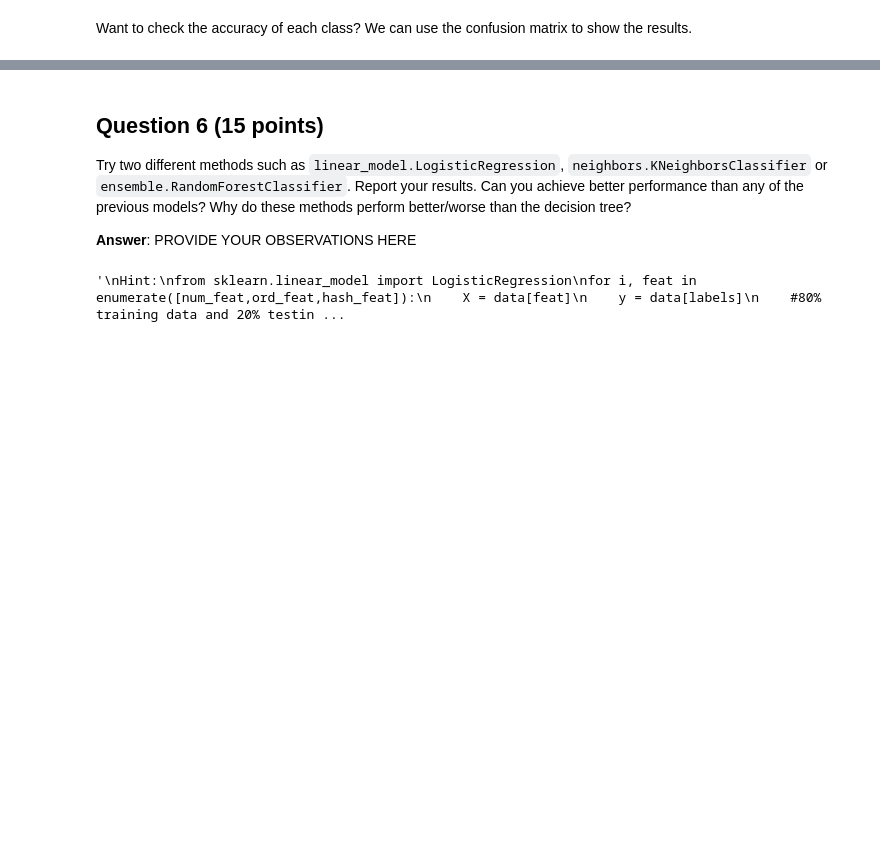
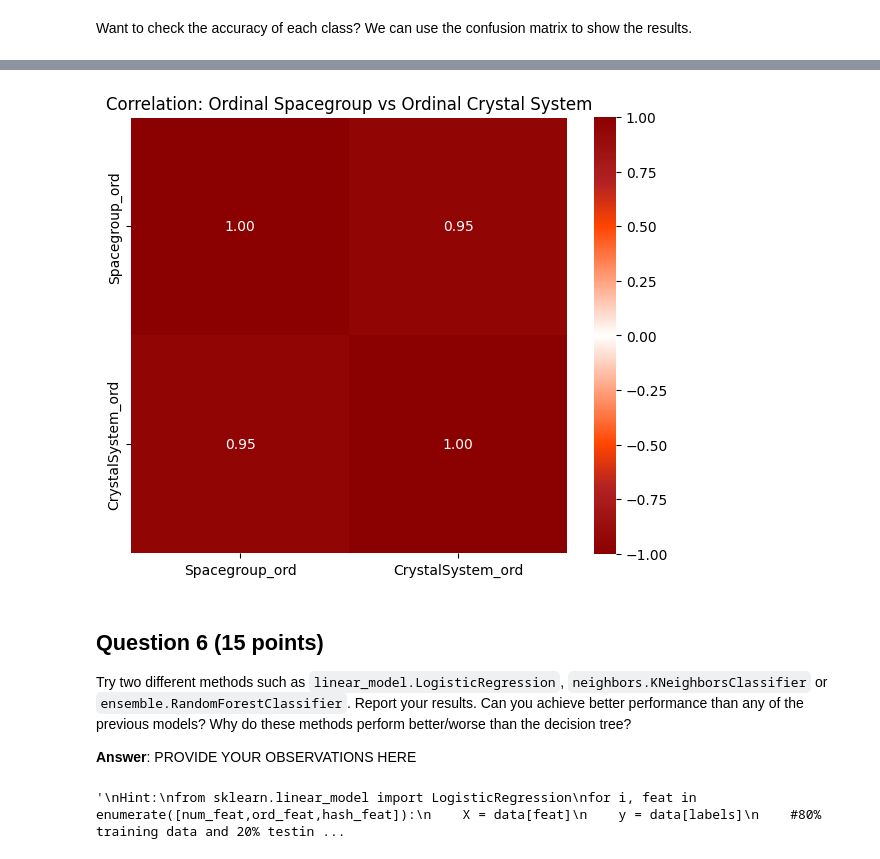
Before and after one commit to dana-fatemeh/DS5006-Machine-Learning-for-Engineering-and-Science-Applications, a Jupyter notebook: CaseStudy_2_Classification.ipynb, the cells around one changed output, grey strips where cells are left out. Cells and saved outputs as stored; diff of their text form; code cells hidden in the pictures; blank space fills up the shorter version.

```diff
--- a/CaseStudy_2_Classification.ipynb
+++ b/CaseStudy_2_Classification.ipynb
@@ -793,3 +803,41 @@ __Answer__: PROVIDE YOUR ANSWER HERE
+# %%
+
+import pandas as pd
+import matplotlib.pyplot as plt
+import matplotlib.colors as mcolors
+import seaborn as sns
+from sklearn.preprocessing import OrdinalEncoder
+
+
+df_corr = data.copy()
+
+enc = OrdinalEncoder()
+df_corr[['Spacegroup_ord', 'CrystalSystem_ord']] = enc.fit_transform(
+    df_corr[['Spacegroup (ordinal)', 'Crystal System']]
+)
+
+corr_mat = df_corr[['Spacegroup_ord', 'CrystalSystem_ord']].corr(method='pearson')
+
+plt.figure(figsize=(6,5))
+colors = ["darkred", "firebrick", "orangered", "white", "orangered", "firebrick", "darkred"]
+nodes = [0.0, 0.15, 0.25, 0.5, 0.75, 0.85, 1.0]
+double_prawn = mcolors.LinearSegmentedColormap.from_list("double_prawn", list(zip(nodes, colors)))
+fit_colors = mcolors.TwoSlopeNorm(vmin=-1.0, vcenter=0, vmax=1.0)
+
+sns.heatmap(
+    corr_mat,
+    annot=True,
+    fmt=".2f",
+    cmap=double_prawn,
+    norm=fit_colors,
+    square=True
+)
+
+plt.title("Correlation: Ordinal Spacegroup vs Ordinal Crystal System")
+plt.tight_layout()
+plt.show()
+# %% [output]
+[figure, added]
 # %% [markdown]
 ## **Question 6** **(15 points)**
 Try two different methods such as `linear_model.LogisticRegression`, `neighbors.KNeighborsClassifier` or `ensemble.RandomForestClassifier`. Report your results.
```
Also changed, not shown: parts of 7 cells of this notebook.
